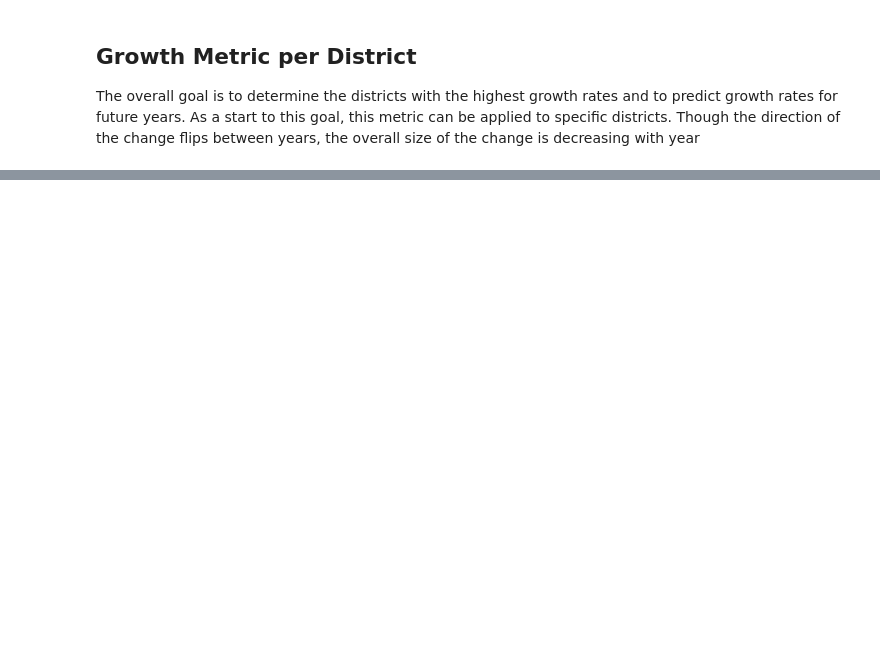
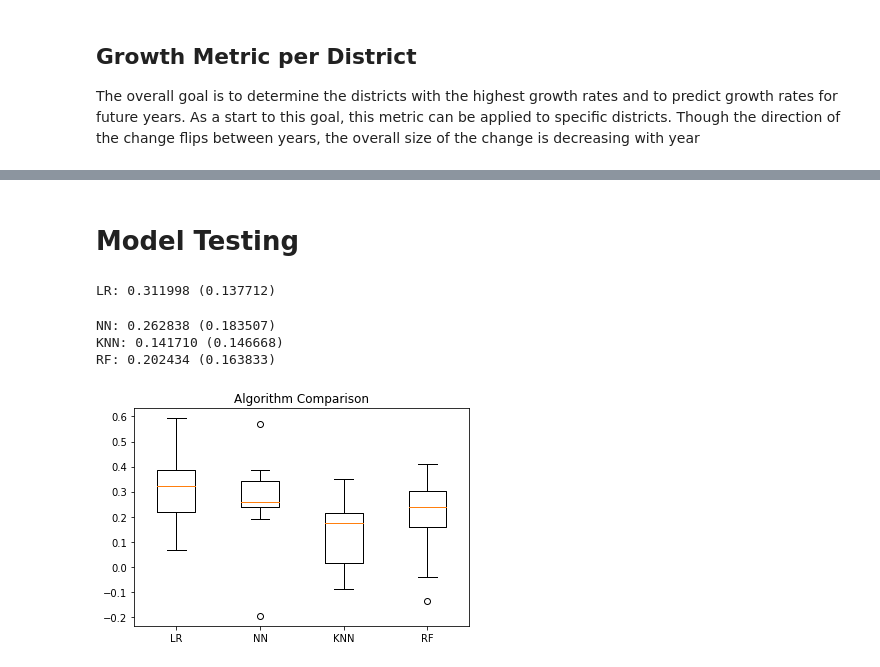
Before and after one commit to astrojneil/salmon-data, a Jupyter notebook: Salmon_explore.ipynb, the cells around one changed output, grey strips where cells are left out. Drawn from its saved outputs; the diff is of its cells as text; code cells hidden in the pictures; blank space fills up the shorter version.

Commit message:
time series model

```diff
--- a/Salmon_explore.ipynb
+++ b/Salmon_explore.ipynb
@@ -120,0 +186,7 @@ Text(0.5, 1.0, 'chinook Salmon: District 115.0')
+# %%
+#make time series (dataset, salmontype, feature, district, years)
+numyears = 3
+timedata = makeTimeSeries(data_small, 'sockeye', 'Length', districts_use[0], numyears)
+for i in districts_use[1:]:
+    timedata_next = makeTimeSeries(data_small, 'sockeye', 'Length', i, numyears)
+    timedata = pd.concat([timedata, timedata_next], ignore_index=True)
@@ -120,0 +214,5 @@ Text(0.5, 1.0, 'chinook Salmon: District 115.0')
+# %%
+#drop nans
+timedata.dropna(inplace=True)
+print(timedata.shape)
+timedata.isna().sum()/timedata.shape[0]
@@ -120,0 +236,63 @@ Text(0.5, 1.0, 'chinook Salmon: District 115.0')
+# %%
+shorttime = timedata[-130:]
+y_test = shorttime[['mean0']].values.reshape(-1)
+X_test = shorttime[['year','month','mean1', 'std1', 'change1', 'mean2', 'std2', 'change2', 'mean3', 'std3', 'change3']]
+
+traintime = timedata[:-130]
+y_train = traintime[['mean0']].values.reshape(-1)
+X_train = traintime[['year','month','mean1', 'std1', 'change1', 'mean2', 'std2', 'change2', 'mean3', 'std3', 'change3']]
+# %% [markdown]
+# Model Testing
+# %%
+from sklearn.model_selection import TimeSeriesSplit
+import sklearn.metrics as metrics
+
+def regression_results(y_true, y_pred):
+    # Regression metrics
+    explained_variance=metrics.explained_variance_score(y_true, y_pred)
+    mean_absolute_error=metrics.mean_absolute_error(y_true, y_pred)
+    mse=metrics.mean_squared_error(y_true, y_pred)
+    median_absolute_error=metrics.median_absolute_error(y_true, y_pred)
+    r2=metrics.r2_score(y_true, y_pred)
+
+    print('explained_variance: ', round(explained_variance,4))
+    print('r2: ', round(r2,4))
+    print('MAE: ', round(mean_absolute_error,4))
+    print('MSE: ', round(mse,4))
+    print('RMSE: ', round(np.sqrt(mse),4))
+
+from sklearn.linear_model import LinearRegression
+from sklearn.neural_network import MLPRegressor
+from sklearn.neighbors import KNeighborsRegressor
+from sklearn.ensemble import RandomForestRegressor
+from sklearn.model_selection import cross_val_score
+
+
+models = []
+models.append(('LR', LinearRegression()))
+models.append(('NN', MLPRegressor(solver = 'adam')))
+models.append(('KNN', KNeighborsRegressor()))
+models.append(('RF', RandomForestRegressor(n_estimators = 10)))
+
+# Evaluate each model in turn
+results = []
+names = []
+for name, model in models:
+    # TimeSeries Cross validation
+    tscv = TimeSeriesSplit(n_splits=10)
+    cv_results = cross_val_score(model, X_train, y_train, cv=tscv, scoring='r2')
+
+    results.append(cv_results)
+    names.append(name)
+    print('%s: %f (%f)' % (name, cv_results.mean(), cv_results.std()))
+
+# Compare Algorithms
+plt.boxplot(results, labels=names)
+plt.title('Algorithm Comparison')
+plt.show()
+# %% [output]
+LR: 0.311998 (0.137712)
+NN: 0.262838 (0.183507)
+KNN: 0.141710 (0.146668)
+RF: 0.202434 (0.163833)
+[figure, added]
```
Also changed, not shown: parts of 21 cells of this notebook.
